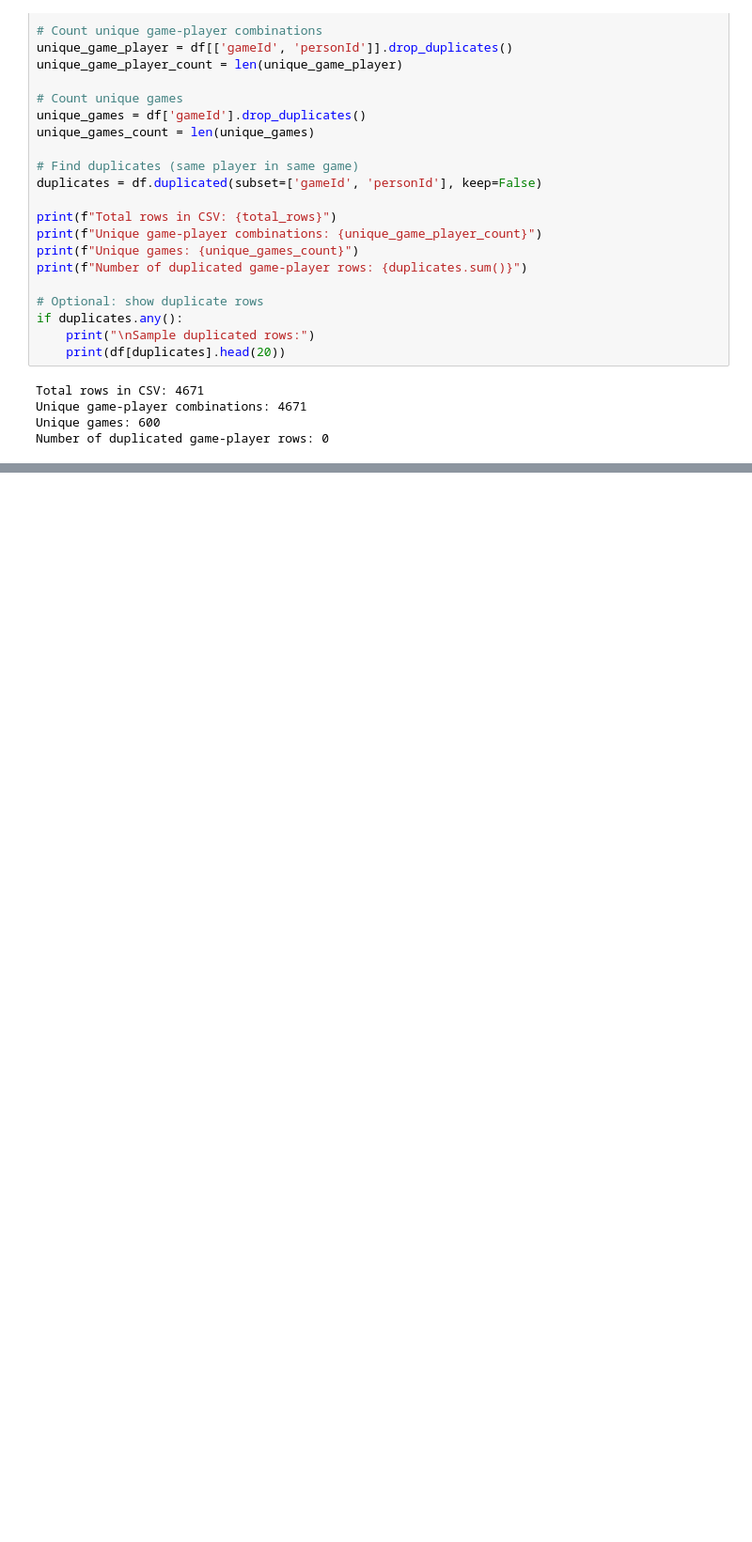
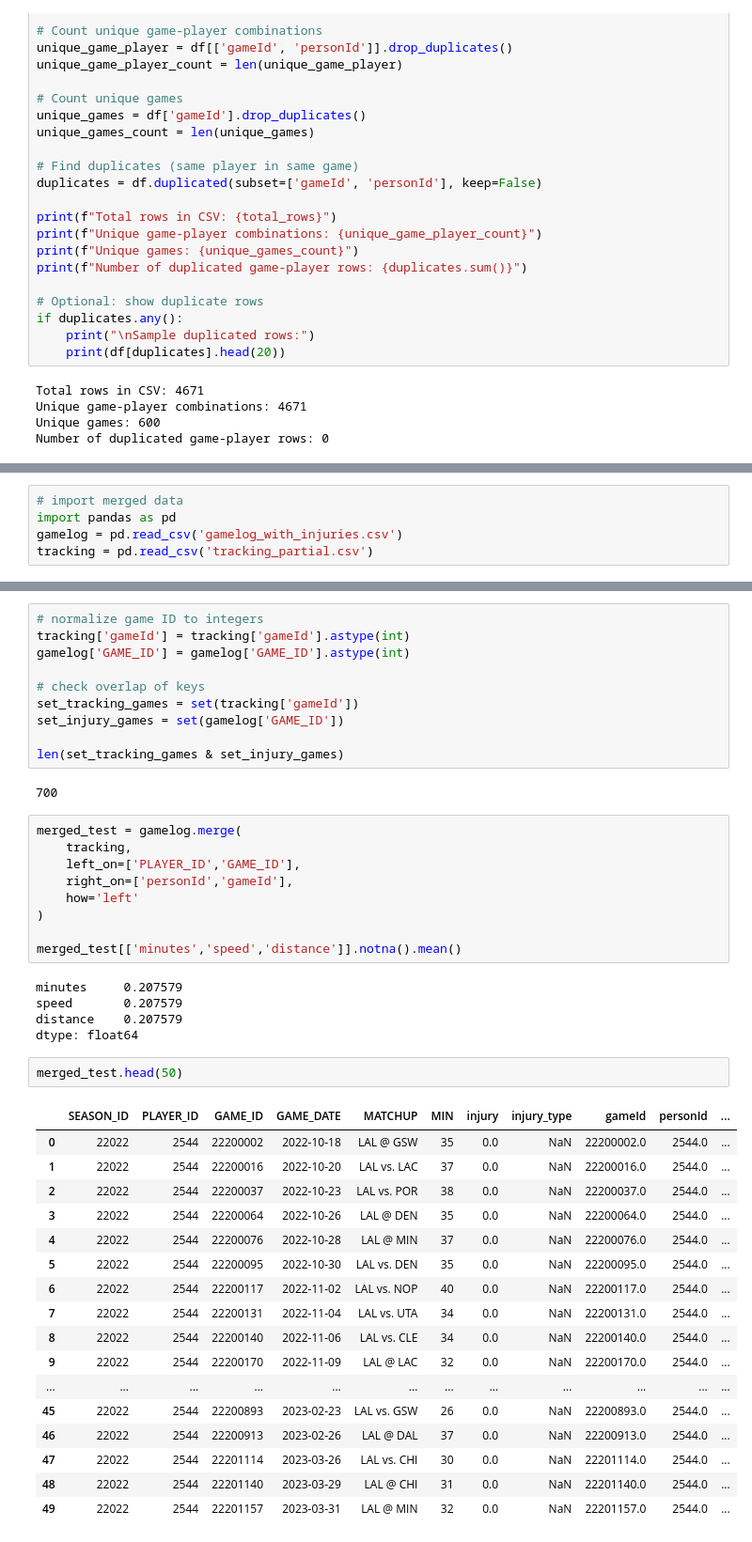
Before and after one commit to AnthonyBSeay/CSCI4622-Injury-Prediction, a Jupyter notebook: wrangle.ipynb, the cells around one changed output, grey strips where cells are left out. Shown at 94% size. Cells and saved outputs as stored; diff of their text form; blank space fills up the shorter version.

Commit message:
fixed tracking data fetching

```diff
--- a/wrangle.ipynb
+++ b/wrangle.ipynb
@@ -732,0 +738,5 @@ Number of duplicated game-player rows: 0
+# %%
+# import merged data
+import pandas as pd
+gamelog = pd.read_csv('gamelog_with_injuries.csv')
+tracking = pd.read_csv('tracking_partial.csv')
@@ -732,0 +765,46 @@ Number of duplicated game-player rows: 0
+# %%
+# normalize game ID to integers
+tracking['gameId'] = tracking['gameId'].astype(int)
+gamelog['GAME_ID'] = gamelog['GAME_ID'].astype(int)
+
+# check overlap of keys
+set_tracking_games = set(tracking['gameId'])
+set_injury_games = set(gamelog['GAME_ID'])
+
+len(set_tracking_games & set_injury_games)
+# %% [output]
+700
+# %%
+merged_test = gamelog.merge(
+    tracking,
+    left_on=['PLAYER_ID','GAME_ID'],
+    right_on=['personId','gameId'],
+    how='left'
+)
+
+merged_test[['minutes','speed','distance']].notna().mean()
+# %% [output]
+minutes     0.207579
+speed       0.207579
+distance    0.207579
+dtype: float64
+# %%
+merged_test.head(50)
+# %% [output]
+|  | SEASON_ID | PLAYER_ID | GAME_ID | GAME_DATE | MATCHUP | MIN | injury | injury_type | gameId | personId | ... |
+| 0 | 22022 | 2544 | 22200002 | 2022-10-18 | LAL @ GSW | 35 | 0.0 | NaN | 22200002.0 | 2544.0 | ... |
+| 1 | 22022 | 2544 | 22200016 | 2022-10-20 | LAL vs. LAC | 37 | 0.0 | NaN | 22200016.0 | 2544.0 | ... |
+| 2 | 22022 | 2544 | 22200037 | 2022-10-23 | LAL vs. POR | 38 | 0.0 | NaN | 22200037.0 | 2544.0 | ... |
+| 3 | 22022 | 2544 | 22200064 | 2022-10-26 | LAL @ DEN | 35 | 0.0 | NaN | 22200064.0 | 2544.0 | ... |
+| 4 | 22022 | 2544 | 22200076 | 2022-10-28 | LAL @ MIN | 37 | 0.0 | NaN | 22200076.0 | 2544.0 | ... |
+| 5 | 22022 | 2544 | 22200095 | 2022-10-30 | LAL vs. DEN | 35 | 0.0 | NaN | 22200095.0 | 2544.0 | ... |
+| 6 | 22022 | 2544 | 22200117 | 2022-11-02 | LAL vs. NOP | 40 | 0.0 | NaN | 22200117.0 | 2544.0 | ... |
+| 7 | 22022 | 2544 | 22200131 | 2022-11-04 | LAL vs. UTA | 34 | 0.0 | NaN | 22200131.0 | 2544.0 | ... |
+| 8 | 22022 | 2544 | 22200140 | 2022-11-06 | LAL vs. CLE | 34 | 0.0 | NaN | 22200140.0 | 2544.0 | ... |
+| 9 | 22022 | 2544 | 22200170 | 2022-11-09 | LAL @ LAC | 32 | 0.0 | NaN | 22200170.0 | 2544.0 | ... |
+| ... | ... | ... | ... | ... | ... | ... | ... | ... | ... | ... | ... |
+| 45 | 22022 | 2544 | 22200893 | 2023-02-23 | LAL vs. GSW | 26 | 0.0 | NaN | 22200893.0 | 2544.0 | ... |
+| 46 | 22022 | 2544 | 22200913 | 2023-02-26 | LAL @ DAL | 37 | 0.0 | NaN | 22200913.0 | 2544.0 | ... |
+| 47 | 22022 | 2544 | 22201114 | 2023-03-26 | LAL vs. CHI | 30 | 0.0 | NaN | 22201114.0 | 2544.0 | ... |
+| 48 | 22022 | 2544 | 22201140 | 2023-03-29 | LAL @ CHI | 31 | 0.0 | NaN | 22201140.0 | 2544.0 | ... |
+| 49 | 22022 | 2544 | 22201157 | 2023-03-31 | LAL @ MIN | 32 | 0.0 | NaN | 22201157.0 | 2544.0 | ... |
```
Also changed, not shown: parts of 4 cells of this notebook, 3 other files.
